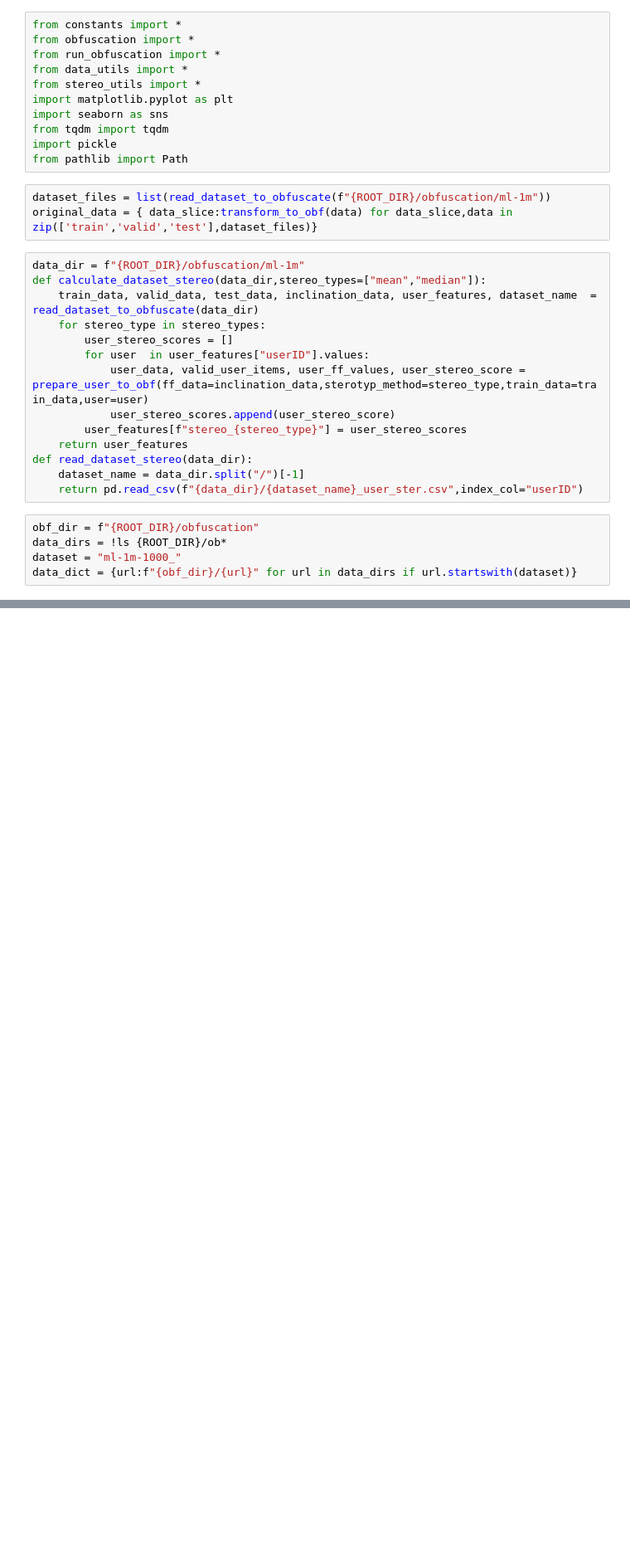
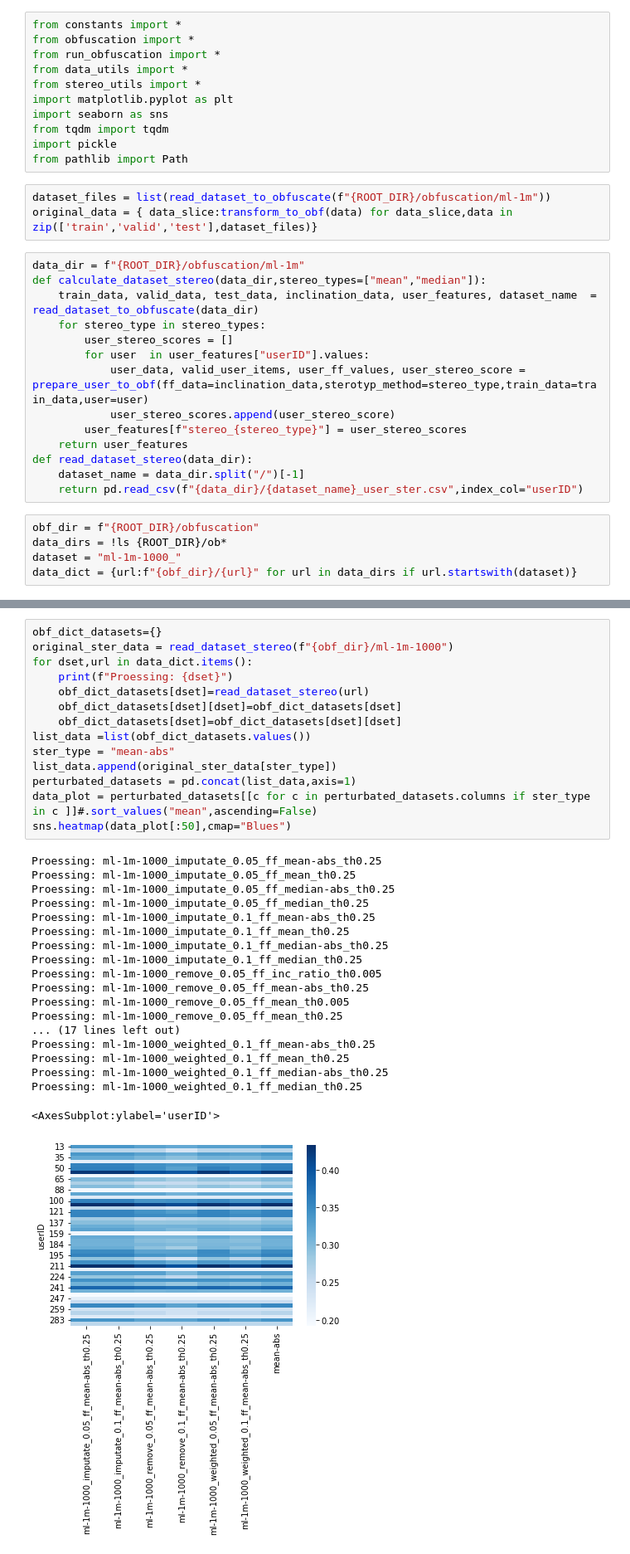
Before and after one commit to gescobedo/SBO, a Jupyter notebook: perturbation_analysis.ipynb, the cells around one changed output, grey strips where cells are left out. Shown: that part at 83% size. Cells and saved outputs as stored; diff of their text form; blank space fills up the shorter version.

```diff
--- a/perturbation_analysis.ipynb
+++ b/perturbation_analysis.ipynb
@@ -66,0 +74,34 @@ sns.heatmap(data_plot[:50].T,cmap="Blues")
+# %%
+obf_dict_datasets={}
+original_ster_data = read_dataset_stereo(f"{obf_dir}/ml-1m-1000")
+for dset,url in data_dict.items():
+    print(f"Proessing: {dset}")
+    obf_dict_datasets[dset]=read_dataset_stereo(url)
+    obf_dict_datasets[dset][dset]=obf_dict_datasets[dset]
+    obf_dict_datasets[dset]=obf_dict_datasets[dset][dset]
+list_data =list(obf_dict_datasets.values())
+ster_type = "mean-abs"
+list_data.append(original_ster_data[ster_type])
+perturbated_datasets = pd.concat(list_data,axis=1)
+data_plot = perturbated_datasets[[c for c in perturbated_datasets.columns if ster_type in c ]]#.sort_values("mean",ascending=False)
+sns.heatmap(data_plot[:50],cmap="Blues")
+# %% [output]
+Proessing: ml-1m-1000_imputate_0.05_ff_mean-abs_th0.25
+Proessing: ml-1m-1000_imputate_0.05_ff_mean_th0.25
+Proessing: ml-1m-1000_imputate_0.05_ff_median-abs_th0.25
+Proessing: ml-1m-1000_imputate_0.05_ff_median_th0.25
+Proessing: ml-1m-1000_imputate_0.1_ff_mean-abs_th0.25
+Proessing: ml-1m-1000_imputate_0.1_ff_mean_th0.25
+Proessing: ml-1m-1000_imputate_0.1_ff_median-abs_th0.25
+Proessing: ml-1m-1000_imputate_0.1_ff_median_th0.25
+Proessing: ml-1m-1000_remove_0.05_ff_inc_ratio_th0.005
+Proessing: ml-1m-1000_remove_0.05_ff_mean-abs_th0.25
+Proessing: ml-1m-1000_remove_0.05_ff_mean_th0.005
+Proessing: ml-1m-1000_remove_0.05_ff_mean_th0.25
+... (17 lines left out)
+Proessing: ml-1m-1000_weighted_0.1_ff_mean-abs_th0.25
+Proessing: ml-1m-1000_weighted_0.1_ff_mean_th0.25
+Proessing: ml-1m-1000_weighted_0.1_ff_median-abs_th0.25
+Proessing: ml-1m-1000_weighted_0.1_ff_median_th0.25
+<AxesSubplot:ylabel='userID'>
+[figure, added]
```
Also changed, not shown: parts of 6 cells of this notebook, 4 other files.
